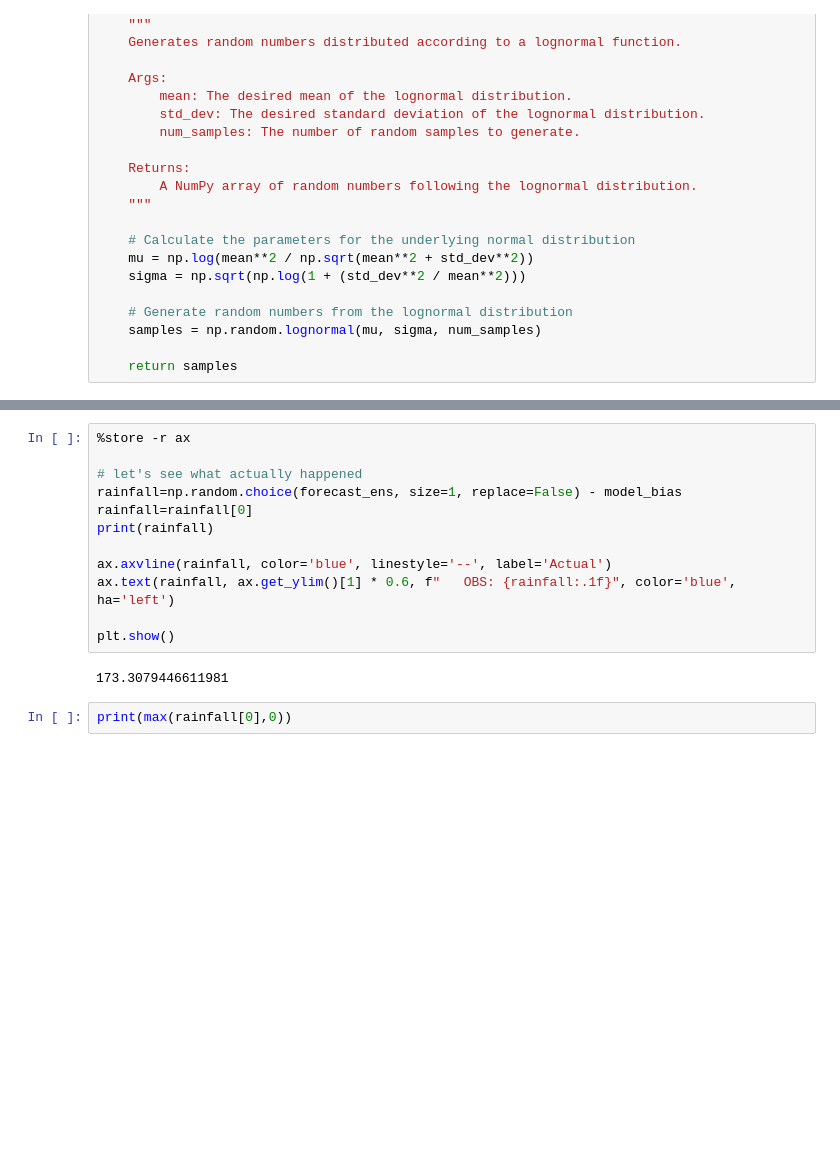
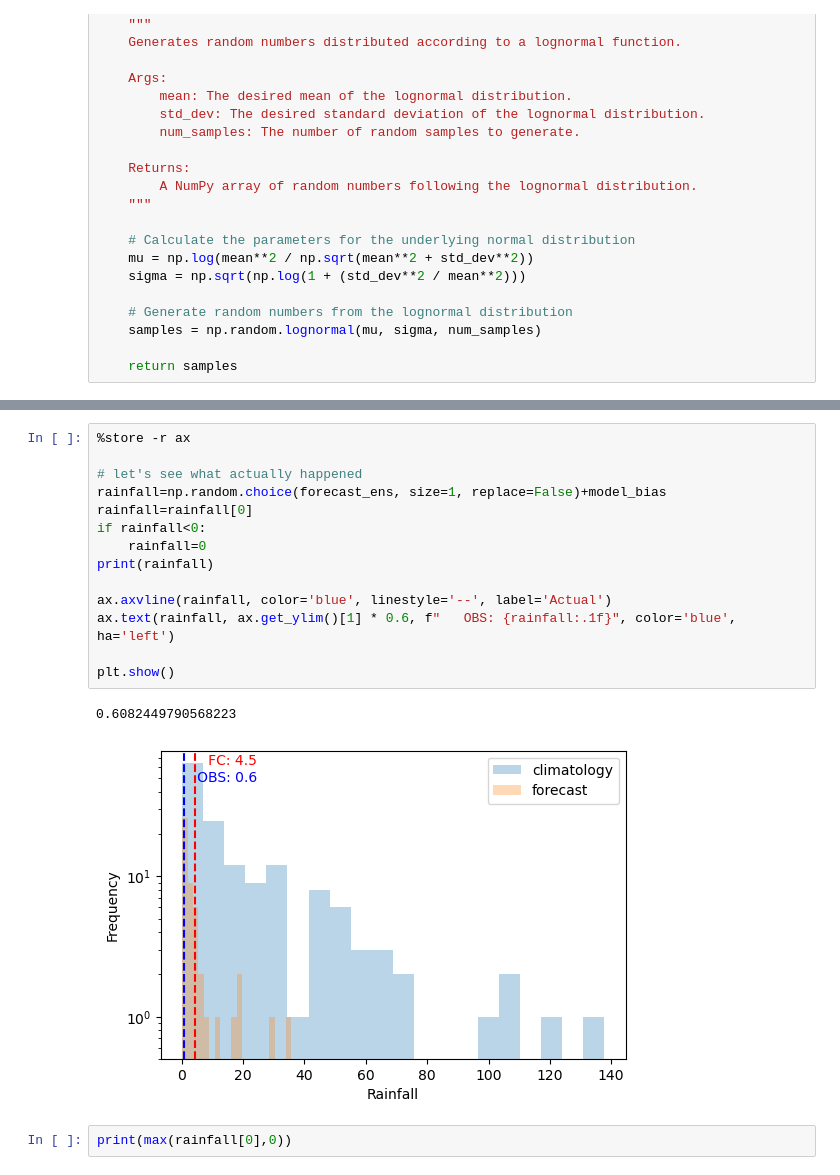
Before and after one commit to adriantompkins/climate-book, a Jupyter notebook: notebooks/ensembles_forecasting_game.ipynb, the cells around one changed output, grey strips where cells are left out. Drawn from its saved outputs; the diff is of its cells as text; blank space fills up the shorter version.

```diff
--- a/notebooks/ensembles_forecasting_game.ipynb
+++ b/notebooks/ensembles_forecasting_game.ipynb
@@ -98,17 +100,20 @@ Stored 'ax' (Axes)
 # %%
 %store -r ax
 
 # let's see what actually happened
-rainfall=np.random.choice(forecast_ens, size=1, replace=False) - model_bias
+rainfall=np.random.choice(forecast_ens, size=1, replace=False)+model_bias
 rainfall=rainfall[0]
+if rainfall<0:
+    rainfall=0
 print(rainfall)
 
 ax.axvline(rainfall, color='blue', linestyle='--', label='Actual')
 ax.text(rainfall, ax.get_ylim()[1] * 0.6, f"   OBS: {rainfall:.1f}", color='blue', ha='left')
 
 plt.show()
 # %% [output]
-173.3079446611981
+0.6082449790568223
+[figure, added]
 # %%
 print(max(rainfall[0],0))
 # %% [output]
```
Also changed, not shown: parts of 2 cells of this notebook, 2 other files.
